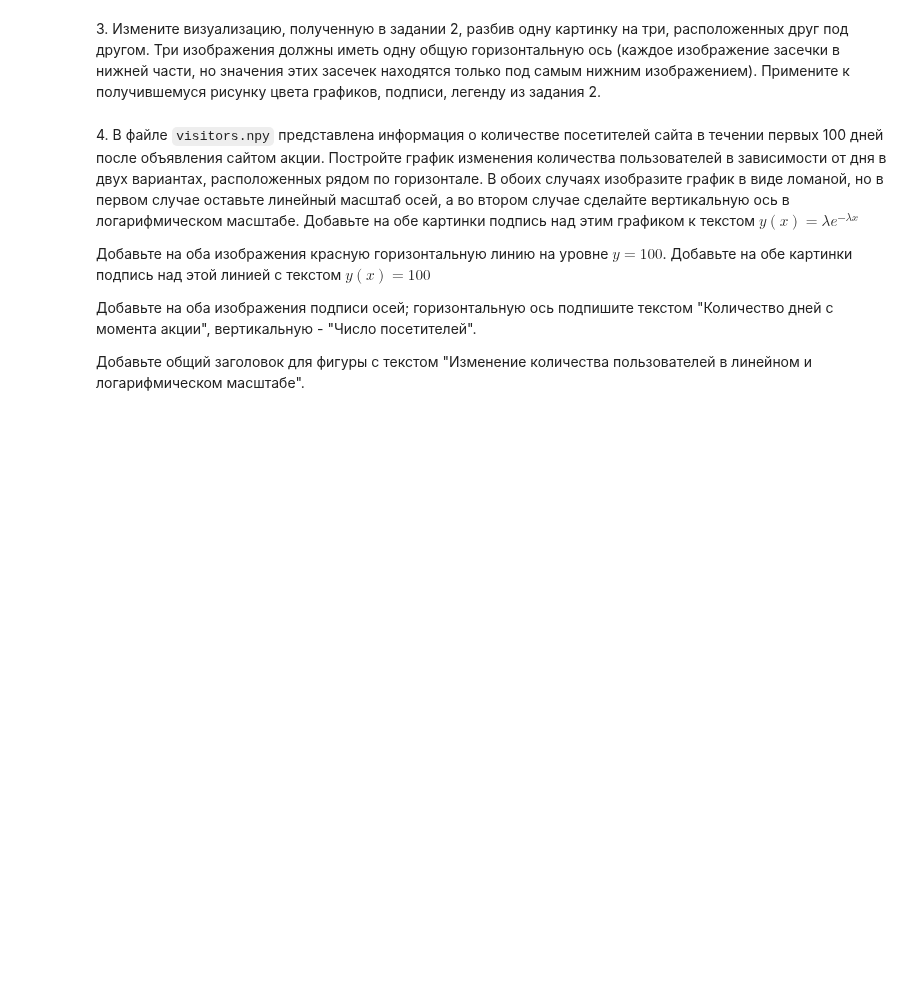
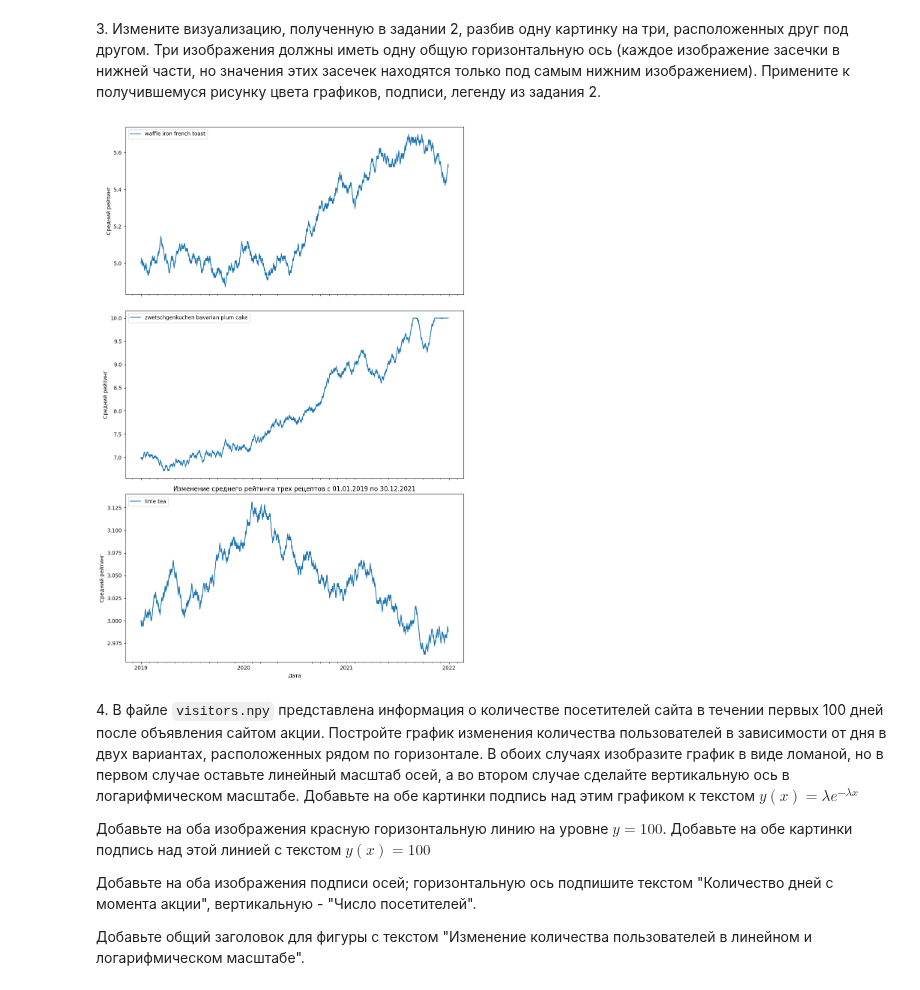
Before and after one commit to illCersei/TOD, a Jupyter notebook: 05_visualization.ipynb, the cells around one changed output. Cells and saved outputs as stored; diff of their text form; code cells hidden in the pictures; blank space fills up the shorter version.

```diff
--- a/05_visualization.ipynb
+++ b/05_visualization.ipynb
@@ -117,5 +117,26 @@ plt.show()
 # %% [markdown]
 3\. Измените визуализацию, полученную в задании 2, разбив одну картинку на три, расположенных друг под другом. Три изображения должны иметь одну общую горизонтальную ось (каждое изображение засечки в нижней части, но значения этих засечек находятся только под самым нижним изображением). Примените к получившемуся рисунку цвета графиков, подписи, легенду из задания 2.
+# %%
+data = np.load("average_ratings.npy")
+recipes = {0: 'waffle iron french toast', 1: 'zwetschgenkuchen bavarian plum cake', 2: 'lime tea'}
+date_range = pd.date_range(start="2019-01-01", end="2021-12-30", freq='D')
+
+fig, axs = plt.subplots(3, 1, figsize=(10, 15), sharex=True)
+
+for index, name in recipes.items():
+    axs[index].plot(date_range, data[index], label=name)
+    axs[index].set_ylabel("Средний рейтинг")
+    axs[index].legend(loc="upper left")
+
+plt.xlabel("Дата")
+plt.title("Изменение среднего рейтинга трех рецептов с 01.01.2019 по 30.12.2021")
+plt.gca().xaxis.set_major_locator(mdates.YearLocator())
+plt.gca().xaxis.set_minor_locator(mdates.MonthLocator())
+
+plt.tight_layout()
+plt.show()
+# %% [output]
+[figure, added]
 # %% [markdown]
 4\. В файле `visitors.npy` представлена информация о количестве посетителей сайта в течении первых 100 дней после объявления сайтом акции. Постройте график изменения количества пользователей в зависимости от дня в двух вариантах, расположенных рядом по горизонтале. В обоих случаях изобразите график в виде ломаной, но в первом случае оставьте линейный масштаб осей, а во втором случае сделайте вертикальную ось в логарифмическом масштабе. Добавьте на обе картинки подпись над этим графиком к текстом $y(x)=\lambda e^{-\lambda x}$
 
```
Also changed, not shown: parts of 3 cells of this notebook.
